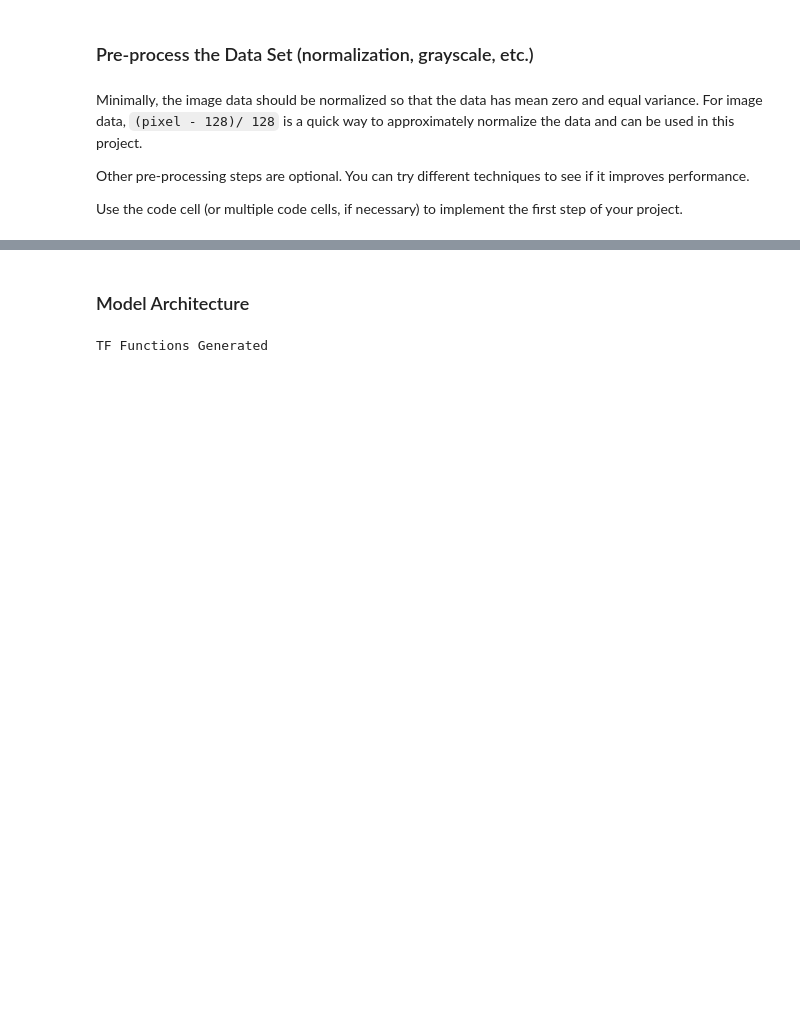
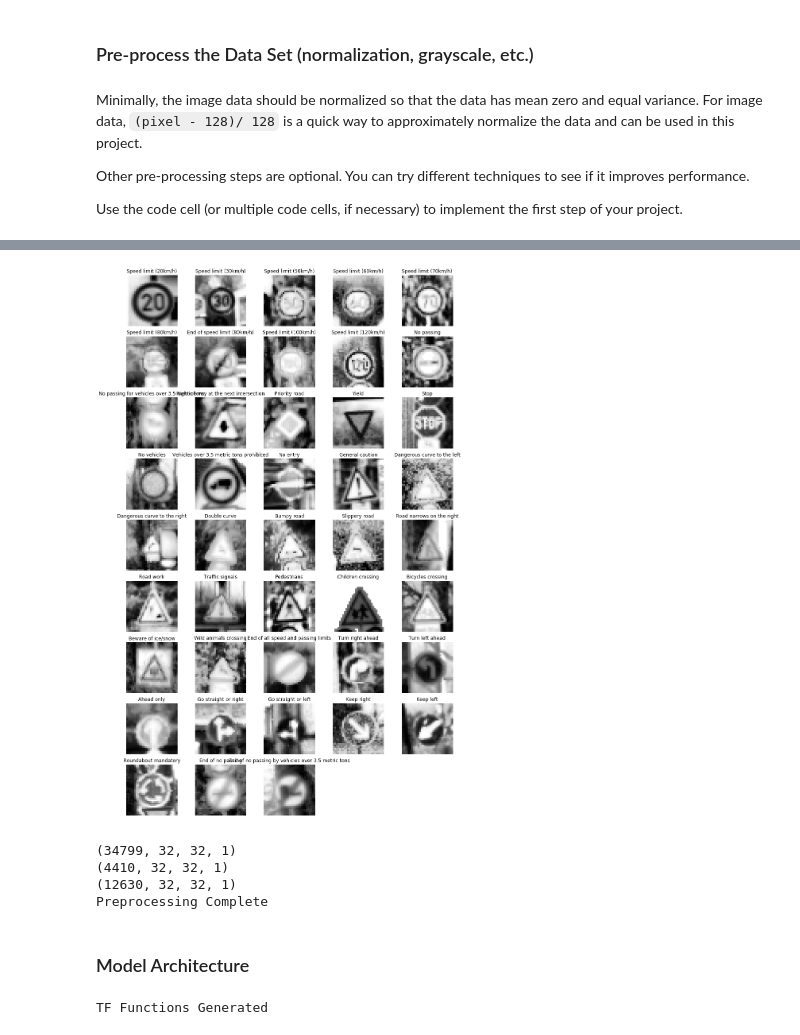
Before and after one commit to charlestytler/CarND-Traffic-Sign-Classifier-Project, a Jupyter notebook: Traffic_Sign_Classifier.ipynb, the cells around one changed output, grey strips where cells are left out. Saved outputs shown, nothing was run; the diff lists cells and outputs as text; code cells hidden in the pictures; blank space fills up the shorter version.

```diff
--- a/Traffic_Sign_Classifier.ipynb
+++ b/Traffic_Sign_Classifier.ipynb
@@ -209,3 +194,64 @@ Preprocessing Complete
+# %%
+### Preprocess the data here. It is required to normalize the data. Other preprocessing steps could include
+### converting to grayscale, etc.
+### Feel free to use as many code cells as needed.
+
+import cv2
+
+
+def preprocessImages(imageSet):
+
+    processedImageSet = np.zeros(np.shape(imageSet)[0:3], dtype=np.uint8)
+
+    for img in range(np.size(imageSet, axis=0)):
+
+        #Convert to grayscale
+        processedImageSet[img] = cv2.cvtColor(imageSet[img], cv2.COLOR_RGB2GRAY)
+
+        #Histogram equalize image
+        processedImageSet[img] = cv2.equalizeHist(processedImageSet[img])
+
+    # Normalize pixel values
+    processedImageSet = processedImageSet/128 - 1.0
+    #processedImageSet = imageSet/128 - 1.0
+
+    #Expand singleton dimension for gray channel
+    processedImageSet = np.expand_dims(processedImageSet, axis=3)
+
+    return processedImageSet
+
+
+
+X_train_norm = preprocessImages(X_train)
+X_valid_norm = preprocessImages(X_valid)
+X_test_norm = preprocessImages(X_test)
+
+
+# Display examples of each class after preprocessing
+
+#uniqueClassList, uniqueIndices = np.unique(y_train, return_index=True)
+fig = plt.figure(figsize=(15,25))
+for iClass in range(n_classes):
+    ax = plt.subplot(9,5, iClass+1)
+    # Display image of iClass
+    classID = uniqueClassList[iClass]
+    plt.imshow(X_train_norm[uniqueIndices[iClass],:,:,0],cmap="gray")
+    ax.axis('off')
+    plt.title(signNames[classID])
+display(fig)
+plt.close()
+
+
+print(np.shape(X_train_norm))
+print(np.shape(X_valid_norm))
+print(np.shape(X_test_norm))
+print('Preprocessing Complete')
+# %% [output]
+[figure, added]
+(34799, 32, 32, 1)
+(4410, 32, 32, 1)
+(12630, 32, 32, 1)
+Preprocessing Complete
 # %% [markdown]
 ### Model Architecture
 # %%
```
Also changed, not shown: parts of 13 cells of this notebook, 7 other files.
